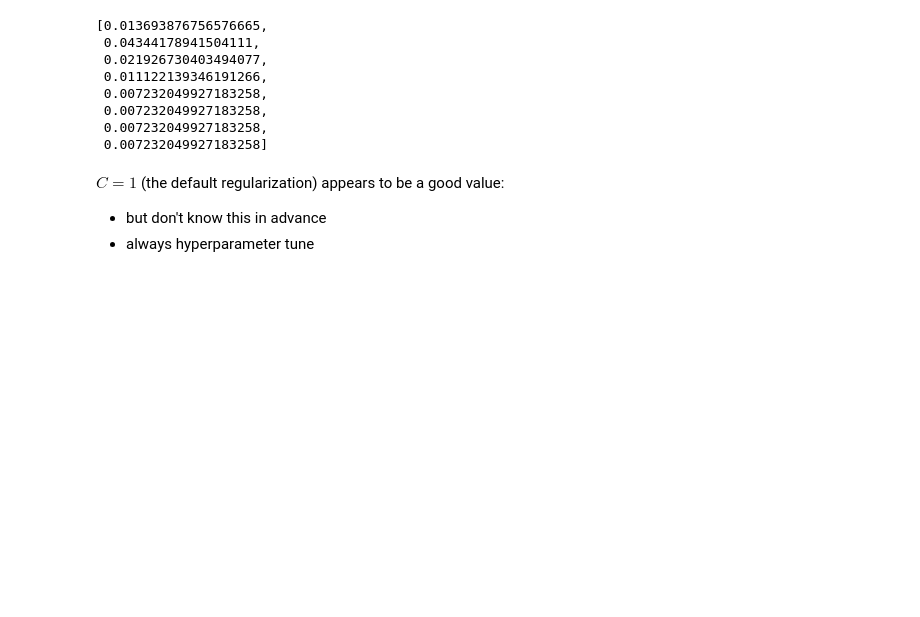
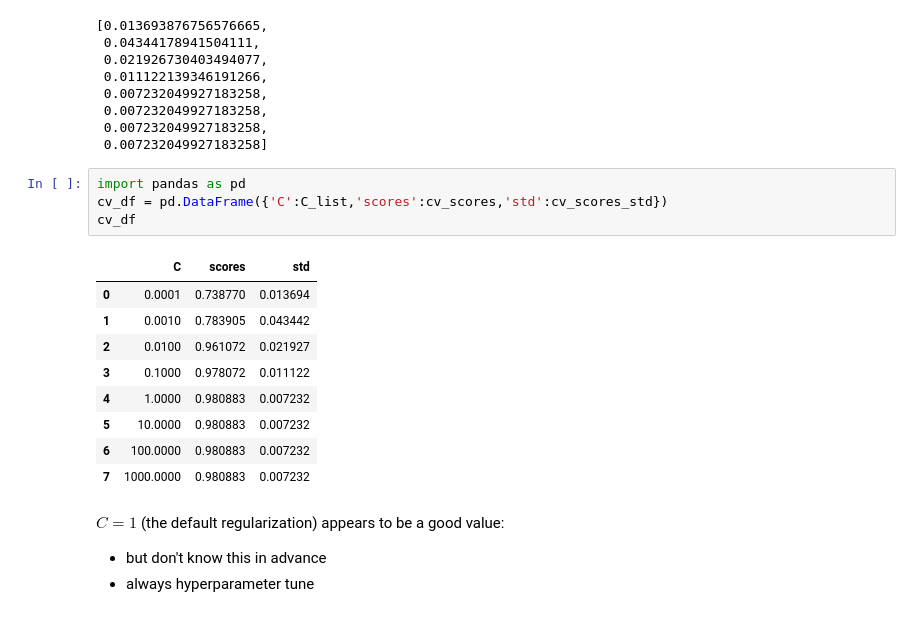
Before and after one commit to jeffreytoller/DSNYC080822, a Jupyter notebook: Phase3_Topic25_LogisticRegression/2_LogisticRegression/logistic_regression.ipynb, the cells around one changed output. Saved outputs shown, nothing was run; the diff lists cells and outputs as text; blank space fills up the shorter version.

```diff
--- a/Phase3_Topic25_LogisticRegression/2_LogisticRegression/logistic_regression.ipynb
+++ b/Phase3_Topic25_LogisticRegression/2_LogisticRegression/logistic_regression.ipynb
@@ -293,6 +293,20 @@ cv_scores_std
  0.007232049927183258,
  0.007232049927183258,
  0.007232049927183258]
+# %%
+import pandas as pd
+cv_df = pd.DataFrame({'C':C_list,'scores':cv_scores,'std':cv_scores_std})
+cv_df
+# %% [output]
+|  | C | scores | std |
+| 0 | 0.0001 | 0.738770 | 0.013694 |
+| 1 | 0.0010 | 0.783905 | 0.043442 |
+| 2 | 0.0100 | 0.961072 | 0.021927 |
+| 3 | 0.1000 | 0.978072 | 0.011122 |
+| 4 | 1.0000 | 0.980883 | 0.007232 |
+| 5 | 10.0000 | 0.980883 | 0.007232 |
+| 6 | 100.0000 | 0.980883 | 0.007232 |
+| 7 | 1000.0000 | 0.980883 | 0.007232 |
 # %% [markdown]
 $C = 1$ (the default regularization) appears to be a good value:
 - but don't know this in advance
```
